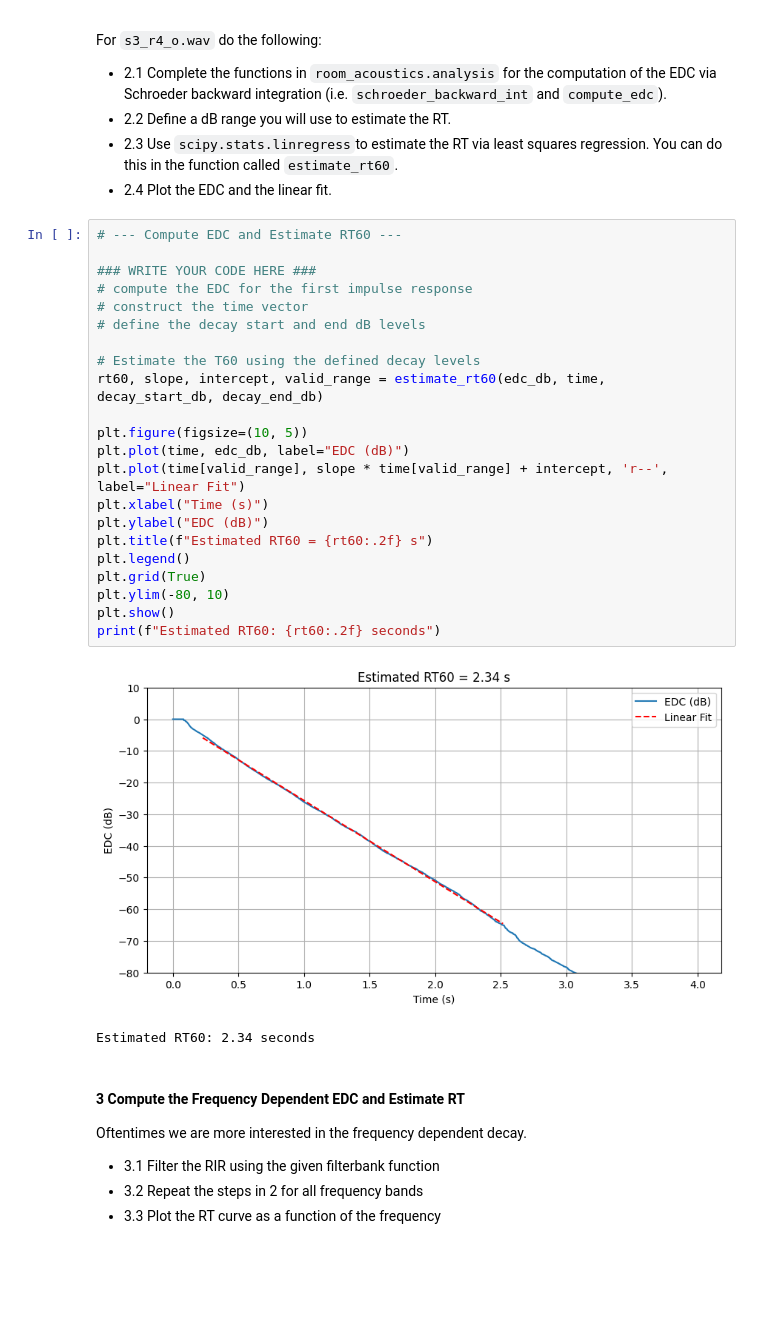
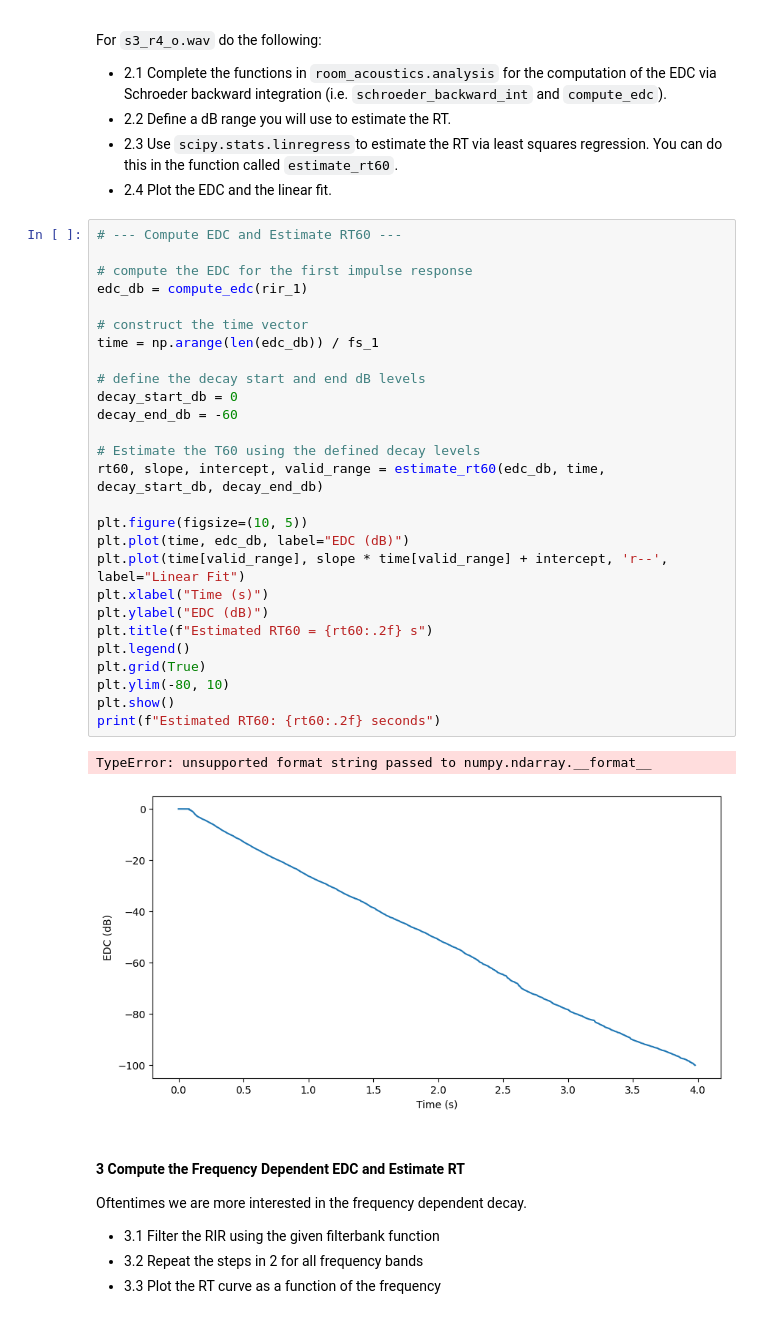
Before and after one commit to dasyncopator/VAIAWorkshop25Public, a Jupyter notebook: notebooks/lecture01.ipynb, the cells around one changed output. Cells and saved outputs as stored; diff of their text form; blank space fills up the shorter version.

```diff
--- a/notebooks/lecture01.ipynb
+++ b/notebooks/lecture01.ipynb
@@ -63,28 +62,33 @@ For `s3_r4_o.wav` do the following:
 # %%
 # --- Compute EDC and Estimate RT60 ---
 
-### WRITE YOUR CODE HERE ###
 # compute the EDC for the first impulse response
+edc_db = compute_edc(rir_1)
+
 # construct the time vector
+time = np.arange(len(edc_db)) / fs_1
+
 # define the decay start and end dB levels
+decay_start_db = 0
+decay_end_db = -60
 
 # Estimate the T60 using the defined decay levels
 rt60, slope, intercept, valid_range = estimate_rt60(edc_db, time, decay_start_db, decay_end_db)
 
 plt.figure(figsize=(10, 5))
 plt.plot(time, edc_db, label="EDC (dB)")
 plt.plot(time[valid_range], slope * time[valid_range] + intercept, 'r--', label="Linear Fit")
 plt.xlabel("Time (s)")
 plt.ylabel("EDC (dB)")
 plt.title(f"Estimated RT60 = {rt60:.2f} s")
 plt.legend()
 plt.grid(True)
 plt.ylim(-80, 10)
 plt.show()
 print(f"Estimated RT60: {rt60:.2f} seconds")
 # %% [output]
+TypeError: unsupported format string passed to numpy.ndarray.__format__
-[figure, old version]
+[figure, new version]
-Estimated RT60: 2.34 seconds
 # %% [markdown]
 #### 3 Compute the Frequency Dependent EDC and Estimate RT
 Oftentimes we are more interested in the frequency dependent decay.
```
Also changed, not shown: parts of 1 cell of this notebook, 1 other file.
